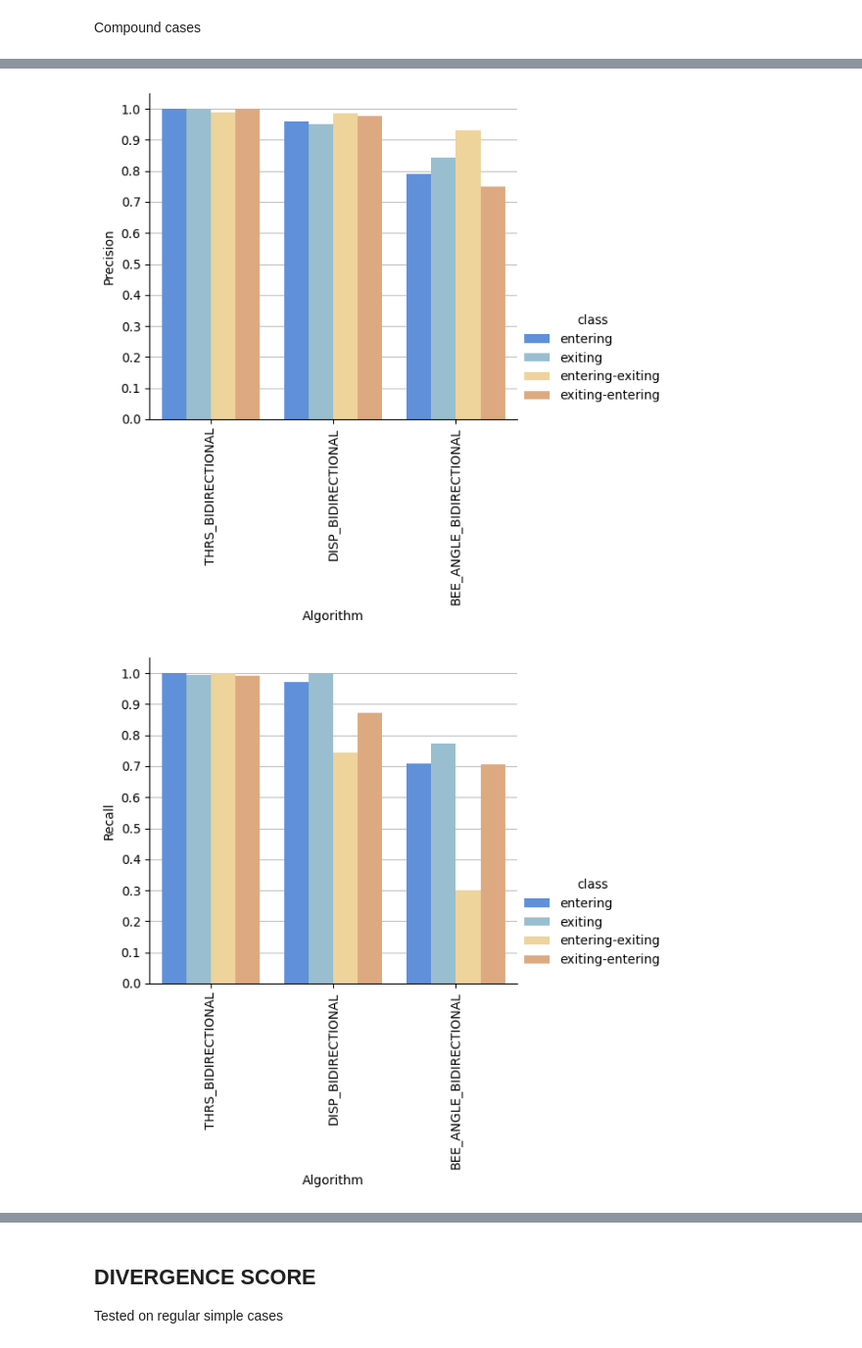
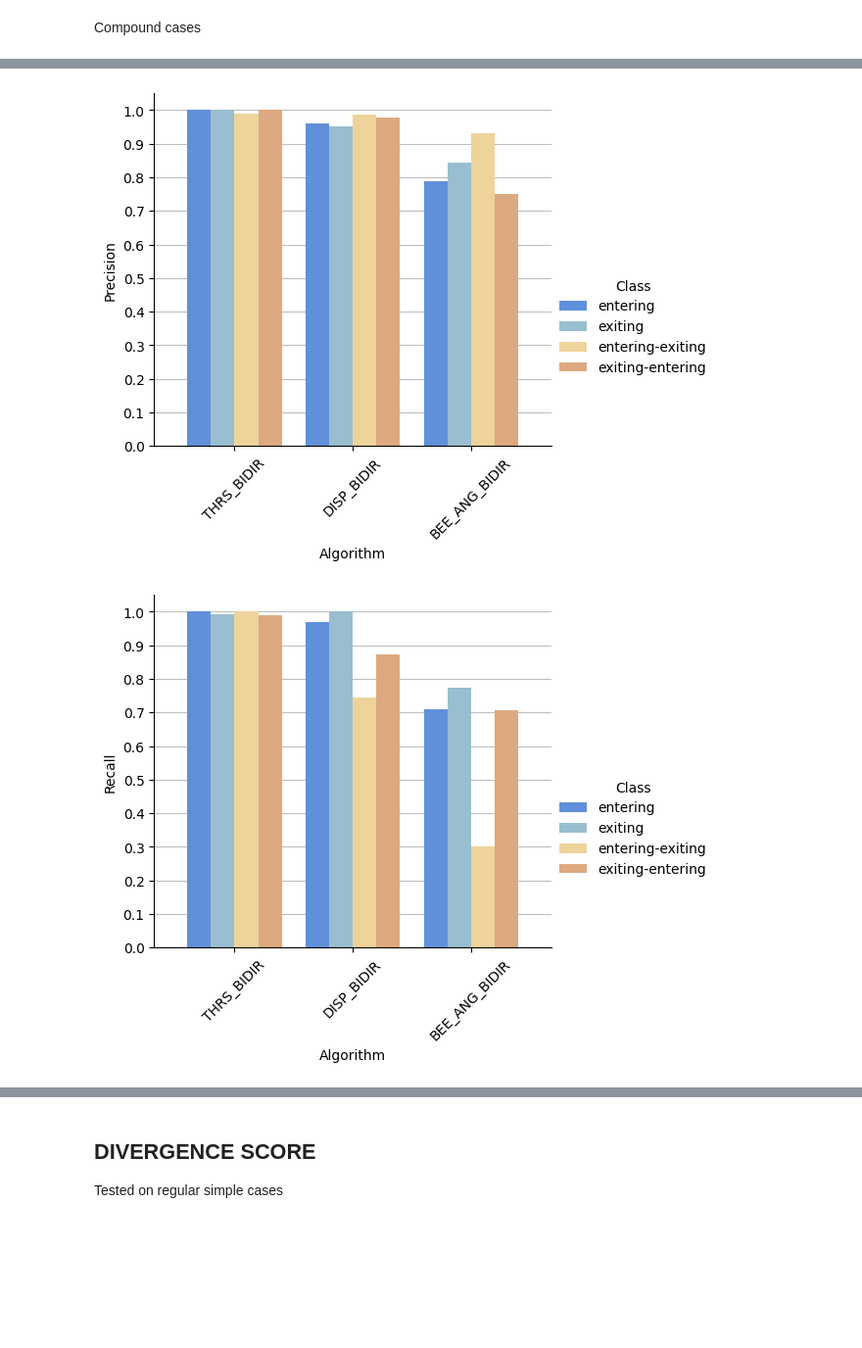
Before and after one commit to lablluberes/beeClassificationMethods, a Jupyter notebook: month_data/Rules.ipynb, the cells around one changed output, grey strips where cells are left out. Shown at 98% size. Drawn from its saved outputs; the diff is of its cells as text; code cells hidden in the pictures; blank space fills up the shorter version.

```diff
--- a/month_data/Rules.ipynb
+++ b/month_data/Rules.ipynb
@@ -411,11 +427,13 @@ def generate_sidegraphs(the_dict,label):
             continue
         else:
             plot = sns.catplot(data=df, kind="bar", x="algo", y="value", hue="class", palette=distpalette)
-            plot.tick_params(axis='x', labelrotation=90)
+            plot.tick_params(axis='x', labelrotation=45)
             ax = plot.ax
+            plot.legend.set_title("Class")
             ax.set_yticks(np.linspace(0,1,11))
             ax.grid(True, axis="y", color="gray", alpha=0.5)
             ax.set_axisbelow(True)
+            ax.margins(x=0.1)
 
             plot.set_axis_labels(x_var="Algorithm", y_var=s.title())
             plot.fig.subplots_adjust(bottom=0.25)
@@ -491,11 +510,11 @@ functions = {
     'THRS_DOUBLE': in_out,
     'THRS_SINGLE': in_out_single,
     'DISP_START_END': displacementinit,
-    'BEE_ANGLE_SUM': angles,
+    'BEE_ANG_SUM': angles,
     'DISP_START': displacement2,
     'DISP_END': displacement,
-    'BEE_ANGLE_START': firstangle,
-    'BEE_ANGLE_END': lastangle,
+    'BEE_ANG_START': firstangle,
+    'BEE_ANG_END': lastangle,
 
 }
 functions = {k: functions[k] for k in algo_order if k in functions}
@@ -592,11 +645,11 @@ functions = {
     'THRS_DOUBLE': in_out,
     'THRS_SINGLE': in_out_single,
     'DISP_START_END': displacementinit,
-    'BEE_ANGLE_SUM': angles,
+    'BEE_ANG_SUM': angles,
     'DISP_START': displacement2,
     'DISP_END': displacement,
-    'BEE_ANGLE_START': firstangle,
-    'BEE_ANGLE_END': lastangle,
+    'BEE_ANG_START': firstangle,
+    'BEE_ANG_END': lastangle,
 
 }
 
@@ -665,9 +718,9 @@ labels = ['entering','exiting','entering-exiting','exiting-entering']
 for_matrix2 = {}
 
 functions = {
-    'THRS_BIDIRECTIONAL':in_out2,
-    'DISP_BIDIRECTIONAL': displacementbackforth,
-    'BEE_ANGLE_BIDIRECTIONAL': lastfirstangle
+    'THRS_BIDIR':in_out2,
+    'DISP_BIDIR': displacementbackforth,
+    'BEE_ANG_BIDIR': lastfirstangle
 }
 
 functions = {k: functions[k] for k in algo_order if k in functions}
@@ -714,7 +767,9 @@ exiting-entering       1.00      0.99      1.00       102
        macro avg       0.83      0.62      0.68       451
     weighted avg       0.83      0.65      0.71       451
 # %%
-generate_sidegraphs(compound_dict,"compound")
+simple_dict_copy = compound_dict.copy()
+simple_dict_copy['algo'] = compound_dict['algo'].map(shortened)
+generate_sidegraphs(simple_dict_copy,"compound")
 # %% [output]
-[figure, old version]
+[figure, new version]
-[figure, old version]
+[figure, new version]
```
Also changed, not shown: parts of 36 cells of this notebook, 50 other files.
